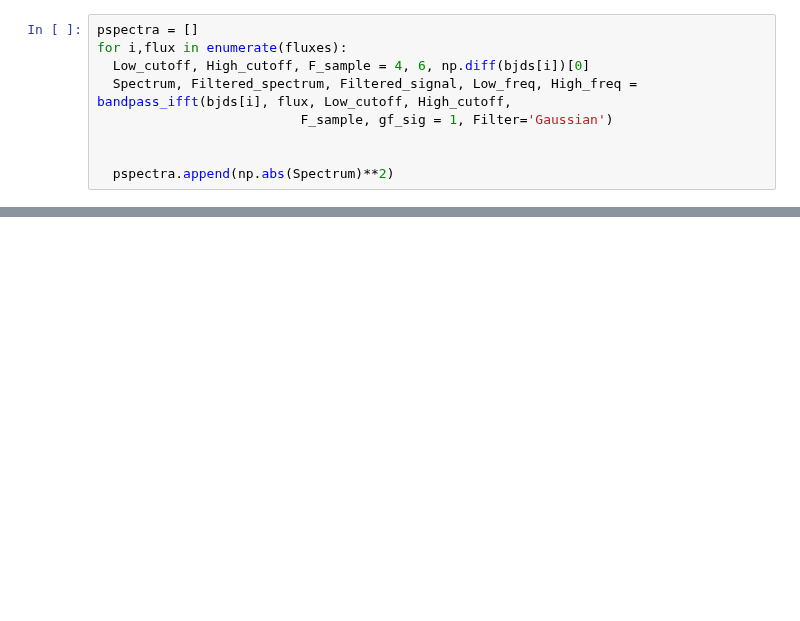
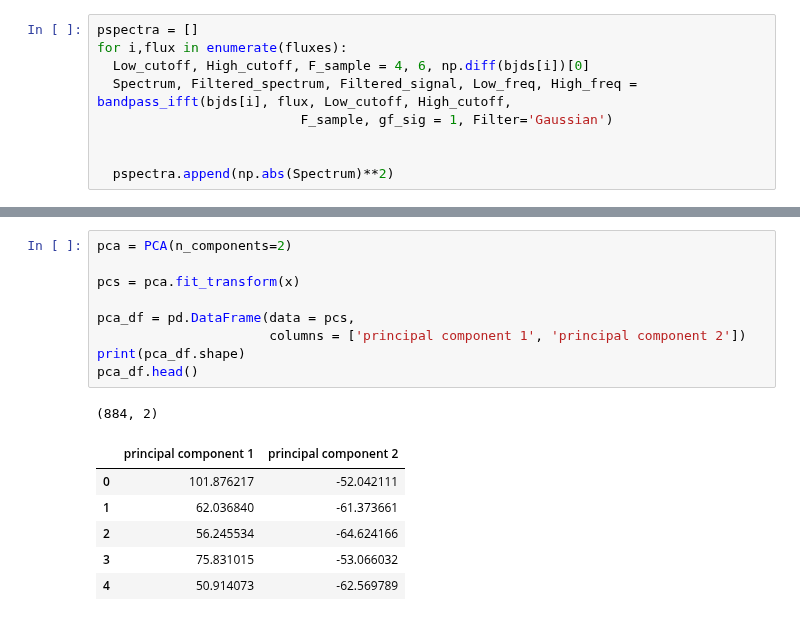
Before and after one commit to RileyWClarke/BiancoGroup, a Jupyter notebook: Notebooks/fftfilter2.ipynb, the cells around one changed output, grey strips where cells are left out. Drawn from its saved outputs; the diff is of its cells as text; blank space fills up the shorter version.

```diff
--- a/Notebooks/fftfilter2.ipynb
+++ b/Notebooks/fftfilter2.ipynb
@@ -526,0 +577,17 @@ for i,flux in enumerate(fluxes):
+# %%
+pca = PCA(n_components=2)
+
+pcs = pca.fit_transform(x)
+
+pca_df = pd.DataFrame(data = pcs,
+                      columns = ['principal component 1', 'principal component 2'])
+print(pca_df.shape)
+pca_df.head()
+# %% [output]
+(884, 2)
+|  | principal component 1 | principal component 2 |
+| 0 | 101.876217 | -52.042111 |
+| 1 | 62.036840 | -61.373661 |
+| 2 | 56.245534 | -64.624166 |
+| 3 | 75.831015 | -53.066032 |
+| 4 | 50.914073 | -62.569789 |
```
Also changed, not shown: parts of 12 cells of this notebook.
